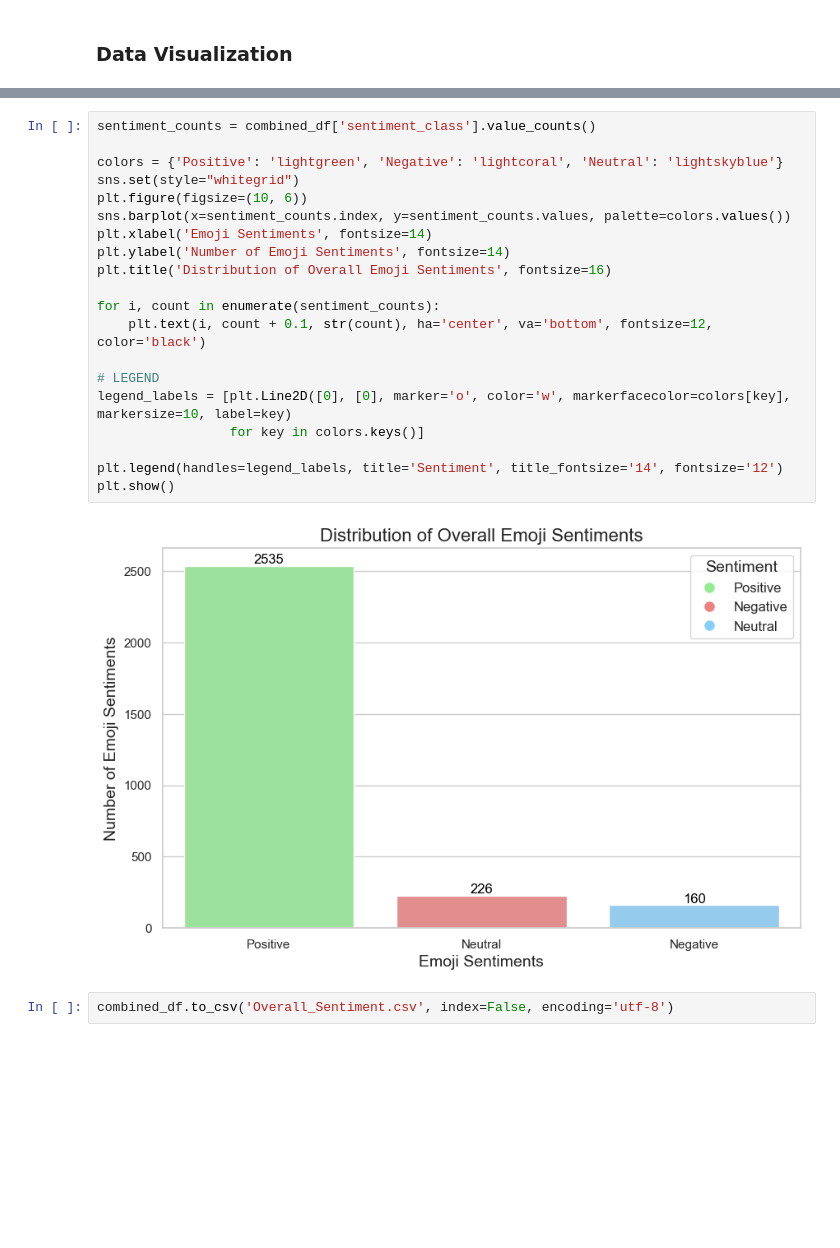
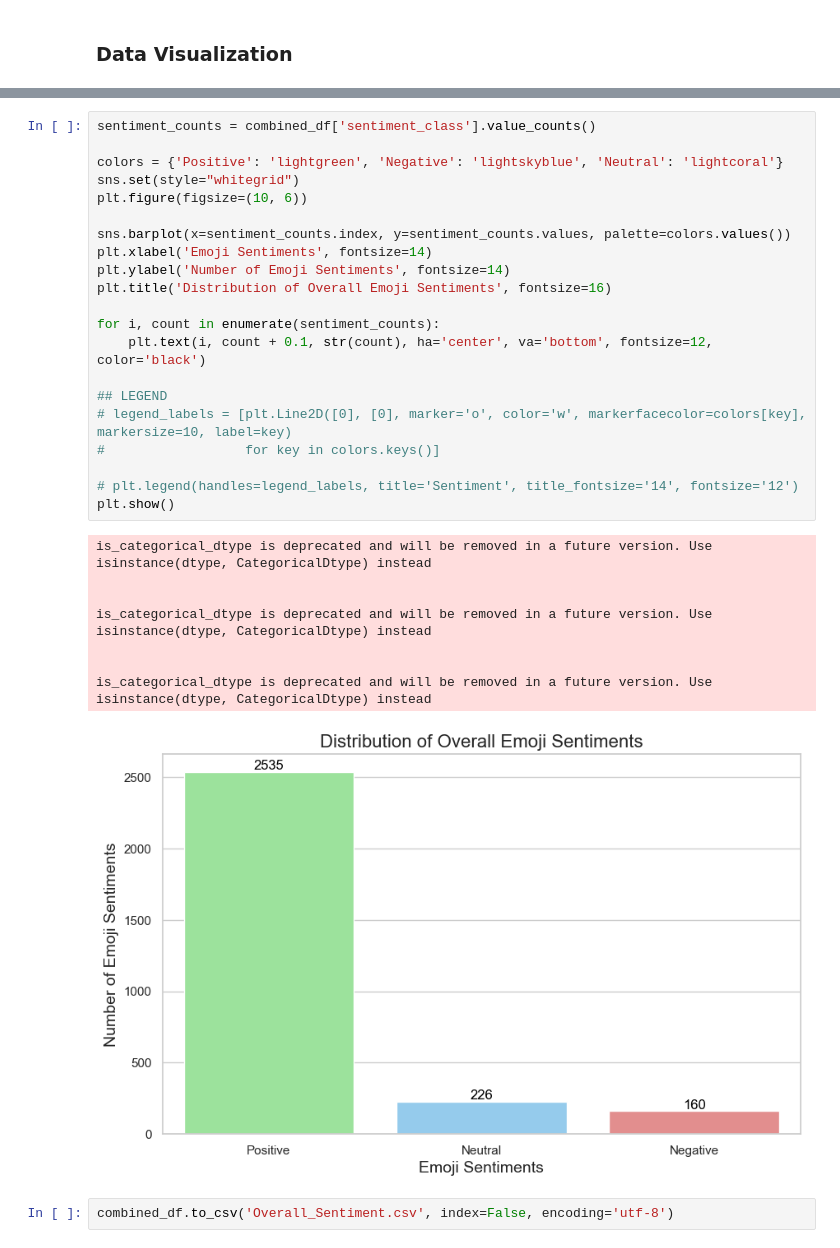
Before and after one commit to julscast/Thesis_2, a Jupyter notebook: Overall.ipynb, the cells around one changed output, grey strips where cells are left out. Drawn from its saved outputs; the diff is of its cells as text; blank space fills up the shorter version.

Commit message:
Updated visualization

```diff
--- a/Overall.ipynb
+++ b/Overall.ipynb
@@ -1437,25 +1437,33 @@ plt.show()
 # %%
 sentiment_counts = combined_df['sentiment_class'].value_counts()
 
-colors = {'Positive': 'lightgreen', 'Negative': 'lightcoral', 'Neutral': 'lightskyblue'}
+colors = {'Positive': 'lightgreen', 'Negative': 'lightskyblue', 'Neutral': 'lightcoral'}
 sns.set(style="whitegrid")
 plt.figure(figsize=(10, 6))
+
 sns.barplot(x=sentiment_counts.index, y=sentiment_counts.values, palette=colors.values())
 plt.xlabel('Emoji Sentiments', fontsize=14)
 plt.ylabel('Number of Emoji Sentiments', fontsize=14)
 plt.title('Distribution of Overall Emoji Sentiments', fontsize=16)
 
 for i, count in enumerate(sentiment_counts):
     plt.text(i, count + 0.1, str(count), ha='center', va='bottom', fontsize=12, color='black')
 
-# LEGEND
-legend_labels = [plt.Line2D([0], [0], marker='o', color='w', markerfacecolor=colors[key], markersize=10, label=key)
-                 for key in colors.keys()]
+## LEGEND
+# legend_labels = [plt.Line2D([0], [0], marker='o', color='w', markerfacecolor=colors[key], markersize=10, label=key)
+#                  for key in colors.keys()]
 
-plt.legend(handles=legend_labels, title='Sentiment', title_fontsize='14', fontsize='12')
+# plt.legend(handles=legend_labels, title='Sentiment', title_fontsize='14', fontsize='12')
 plt.show()
 # %% [output]
+is_categorical_dtype is deprecated and will be removed in a future version. Use isinstance(dtype, CategoricalDtype) instead
+
+
+is_categorical_dtype is deprecated and will be removed in a future version. Use isinstance(dtype, CategoricalDtype) instead
+
+
+is_categorical_dtype is deprecated and will be removed in a future version. Use isinstance(dtype, CategoricalDtype) instead
-[figure, old version]
+[figure, new version]
 # %%
 combined_df.to_csv('Overall_Sentiment.csv', index=False, encoding='utf-8')
 # %% [markdown]
```
Also changed, not shown: parts of 1 cell of this notebook, 3 other files.
